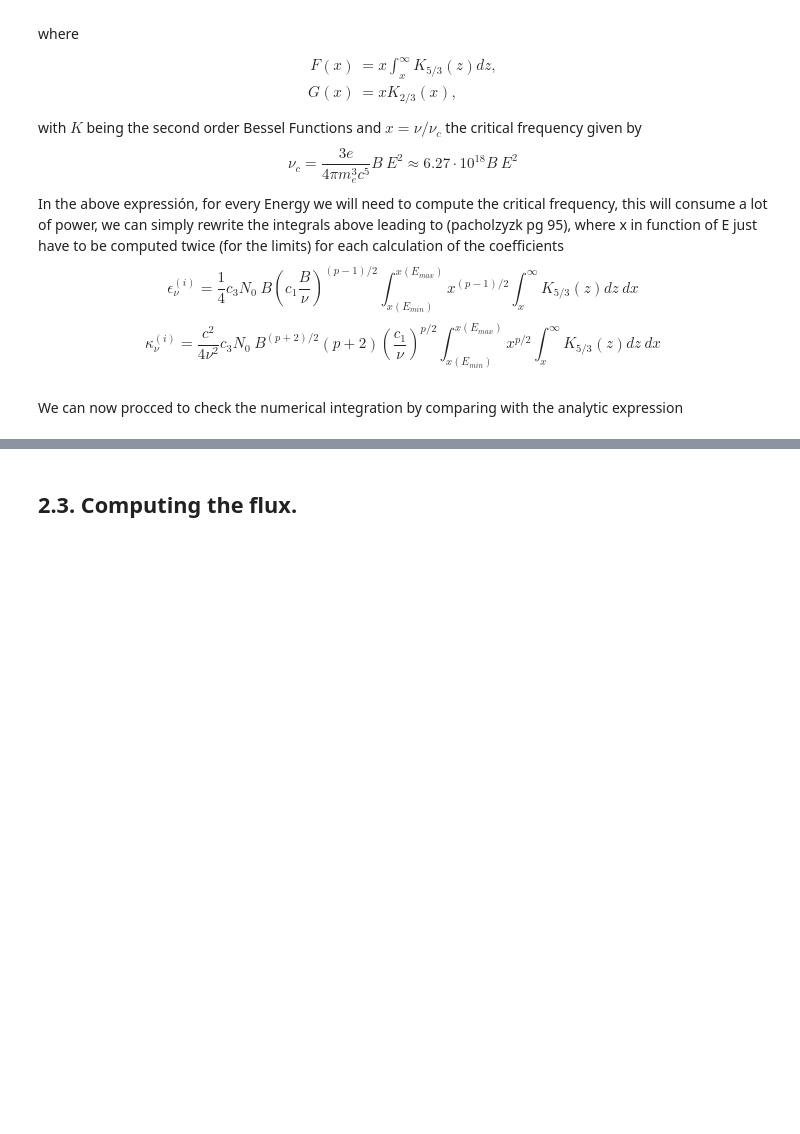
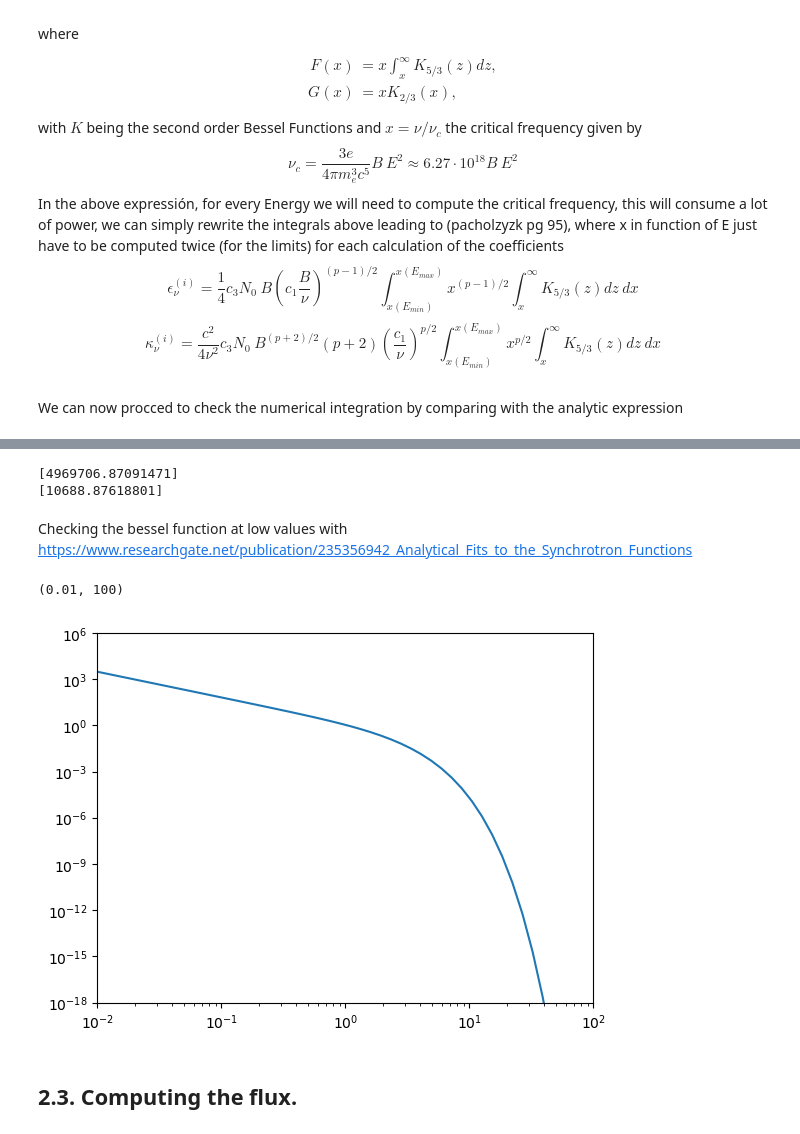
Before and after one commit to Camachoadri/JAEICU2024, a Jupyter notebook: Supernova SN1993J/SN1993J_Synchrotron.ipynb, the cells around one changed output, grey strips where cells are left out. Saved outputs shown, nothing was run; the diff lists cells and outputs as text; code cells hidden in the pictures; blank space fills up the shorter version.

```diff
--- a/Supernova SN1993J/SN1993J_Synchrotron.ipynb
+++ b/Supernova SN1993J/SN1993J_Synchrotron.ipynb
@@ -587,3 +622,27 @@ Absorption
+# %%
+vcritmin= CriticalFreq(B0, 60*EnergyLimit)
+xmin= frequency/vcritmin
+
+vcritmax= CriticalFreq(B0, 1e6*EnergyLimit)
+xmax= frequency/vcritmax
+
+print(f'{Ffunc(0.395e-7*xmin)}')
+print(f'{Ffunc(0.396e-3*xmin)}')
+# %% [output]
+[4969706.87091471]
+[10688.87618801]
+# %% [markdown]
+Checking the bessel function at low values with https://www.researchgate.net/publication/235356942_Analytical_Fits_to_the_Synchrotron_Functions
+# %%
+spacing= np.logspace(-2, 2, num=50, base=10)
+plt.plot(spacing, special.kv(5/3., spacing))
+plt.xscale('log')
+plt.yscale('log')
+plt.ylim(10**(-18), 10**6)
+plt.xlim(10**(-2), 10**2)
+# %% [output]
+(0.01, 100)
+[figure, added]
 # %% [markdown]
 ## 2.3. Computing the flux.
 # %% [markdown]
```
Also changed, not shown: parts of 6 cells of this notebook.
